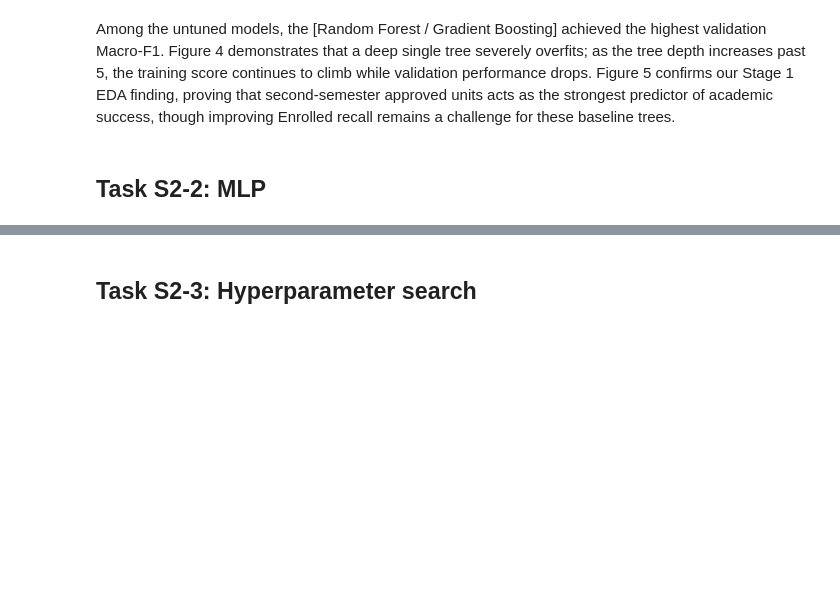
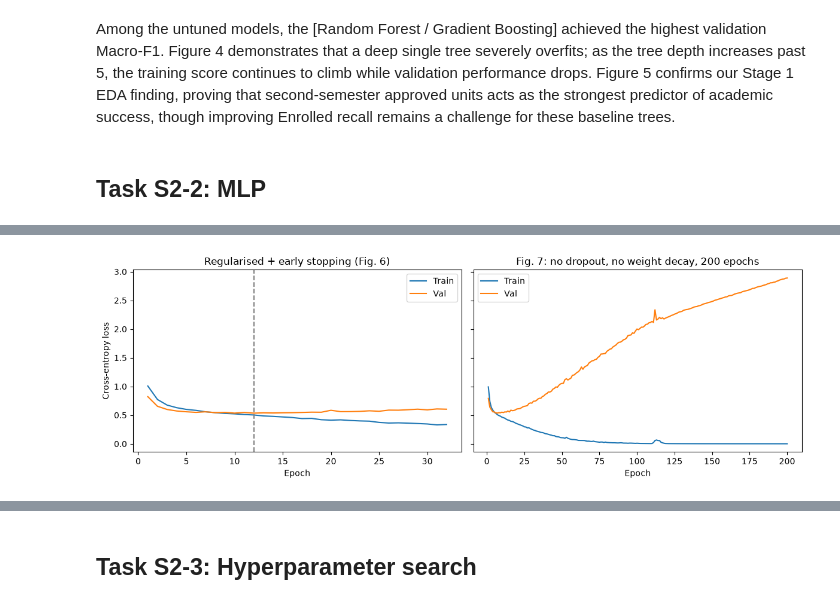
Before and after one commit to mremani11/DS3000-Project, a Jupyter notebook: DS3000_Project_Group03.ipynb, the cells around one changed output, grey strips where cells are left out. Drawn from its saved outputs; the diff is of its cells as text; code cells hidden in the pictures; blank space fills up the shorter version.

```diff
--- a/DS3000_Project_Group03.ipynb
+++ b/DS3000_Project_Group03.ipynb
@@ -1316,0 +1414,17 @@ Among the untuned models, the [Random Forest / Gradient Boosting] achieved the h
+# %%
+mlp_overfit = make_mlp(dropout=0.0)
+of_hist, _, _ = train(mlp_overfit, max_epochs=200, patience=None, weight_decay=0.0)
+
+fig, axes = plt.subplots(1, 2, figsize=(12, 4), sharey=True)
+axes[0].plot(epochs, mlp_hist["train_loss"], label="Train"); axes[0].plot(epochs, mlp_hist["val_loss"], label="Val")
+axes[0].axvline(mlp_best_epoch + 1, color="grey", linestyle="--")
+axes[0].set_title("Regularised + early stopping (Fig. 6)")
+of_ep = range(1, len(of_hist["train_loss"]) + 1)
+axes[1].plot(of_ep, of_hist["train_loss"], label="Train"); axes[1].plot(of_ep, of_hist["val_loss"], label="Val")
+axes[1].set_title("Fig. 7: no dropout, no weight decay, 200 epochs")
+for ax in axes:
+    ax.set_xlabel("Epoch"); ax.legend()
+axes[0].set_ylabel("Cross-entropy loss")
+plt.tight_layout(); plt.show()
+# %% [output]
+[figure, added]
```
Also changed, not shown: parts of 9 cells of this notebook.
